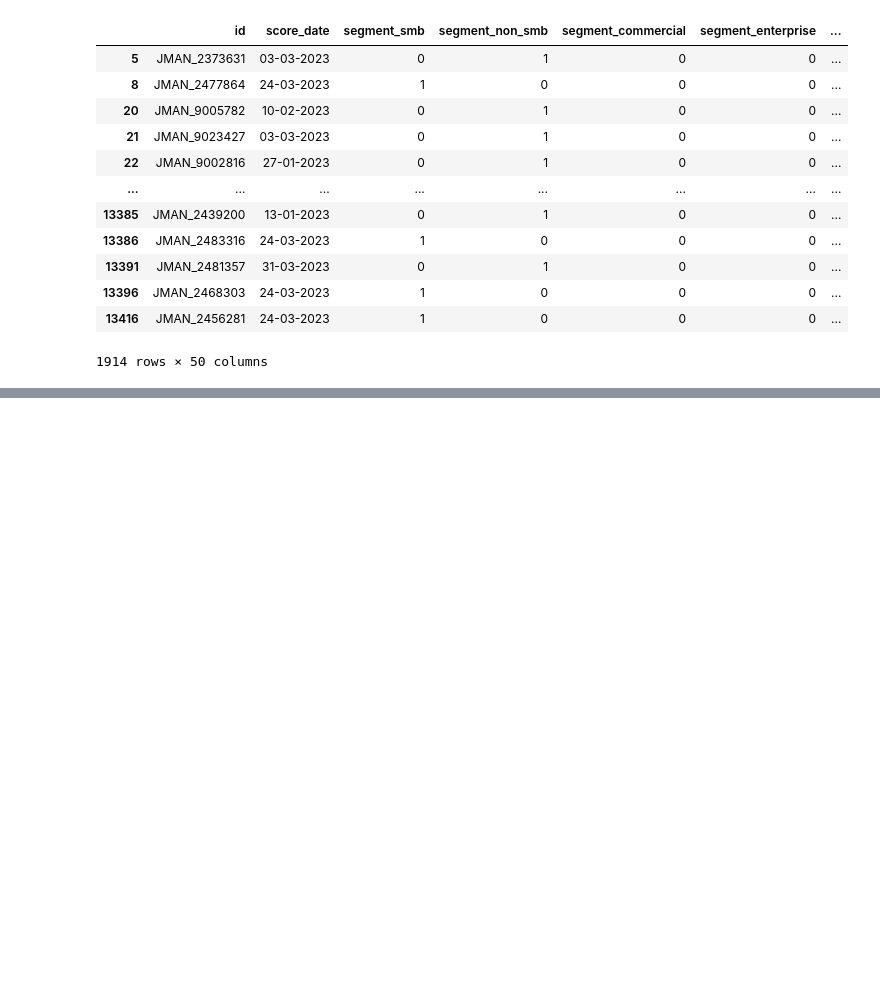
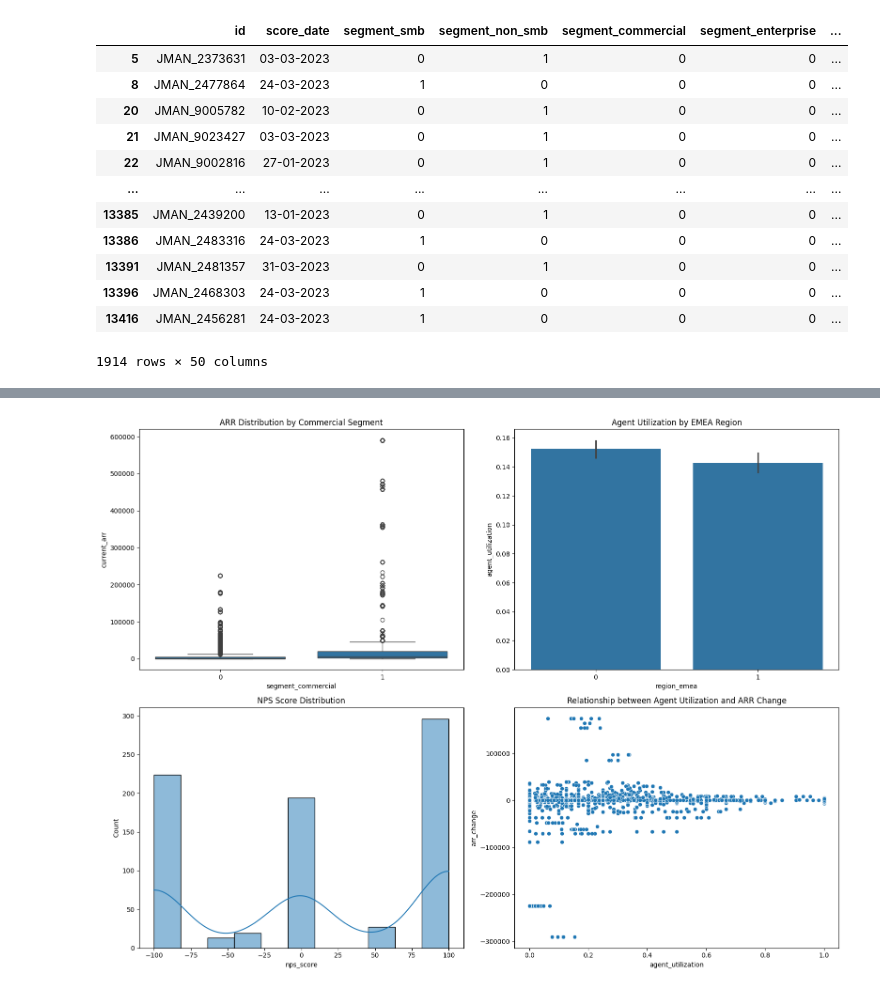
Before and after one commit to tumpudikarthikeya/ds, a Jupyter notebook: EDA/eda.ipynb, the cells around one changed output, grey strips where cells are left out. Saved outputs shown, nothing was run; the diff lists cells and outputs as text; code cells hidden in the pictures; blank space fills up the shorter version.

```diff
--- a/EDA/eda.ipynb
+++ b/EDA/eda.ipynb
@@ -267,0 +359,20 @@ sam.to_csv('dataset.csv', index=False)
+# %%
+# Import necessary libraries
+import pandas as pd
+import numpy as np
+import matplotlib.pyplot as plt
+import seaborn as sns
+
+df = data
+# Handle missing values
+# For nps_score_all_time and avg_nps_rating_all_time, we could:
+df['nps_score_all_time'] = df['nps_score_all_time'].fillna(df['nps_score'])
+df['avg_nps_rating_all_time'] = df['avg_nps_rating_all_time'].fillna(df['avg_nps_rating'])
+
+# Convert score_date to datetime format
+df['score_date'] = pd.to_datetime(df['score_date'], format='%d-%m-%Y')
+
+# Create derived features
+df['months_since_scoring'] = (pd.Timestamp.now() - df['score_date']).dt.days / 30
+df['utilization_ratio'] = df['agent_utilization'] / df['seat_utilization'].replace(0, np.nan)
+df['arr_per_seat'] = df['current_arr'] / df['max_seats'].replace(0, np.nan)
@@ -267,0 +413,24 @@ sam.to_csv('dataset.csv', index=False)
+# %%
+# Set up visualization style
+# plt.style.use('seaborn-whitegrid')
+fig, axes = plt.subplots(2, 2, figsize=(16, 12))
+
+# 1. ARR distribution by segment
+sns.boxplot(x='segment_commercial', y='current_arr', data=df, ax=axes[0, 0])
+axes[0, 0].set_title('ARR Distribution by Commercial Segment')
+
+# 2. Agent utilization by region
+sns.barplot(x='region_emea', y='agent_utilization', data=df, ax=axes[0, 1])
+axes[0, 1].set_title('Agent Utilization by EMEA Region')
+
+# 3. NPS score distribution
+sns.histplot(df['nps_score'].dropna(), kde=True, ax=axes[1, 0])
+axes[1, 0].set_title('NPS Score Distribution')
+
+# 4. Correlation between agent utilization and ARR change
+sns.scatterplot(x='agent_utilization', y='arr_change', data=df, ax=axes[1, 1])
+axes[1, 1].set_title('Relationship between Agent Utilization and ARR Change')
+
+plt.tight_layout()
+# %% [output]
+[figure, added]
```
Also changed, not shown: parts of 16 cells of this notebook, 3 other files.
